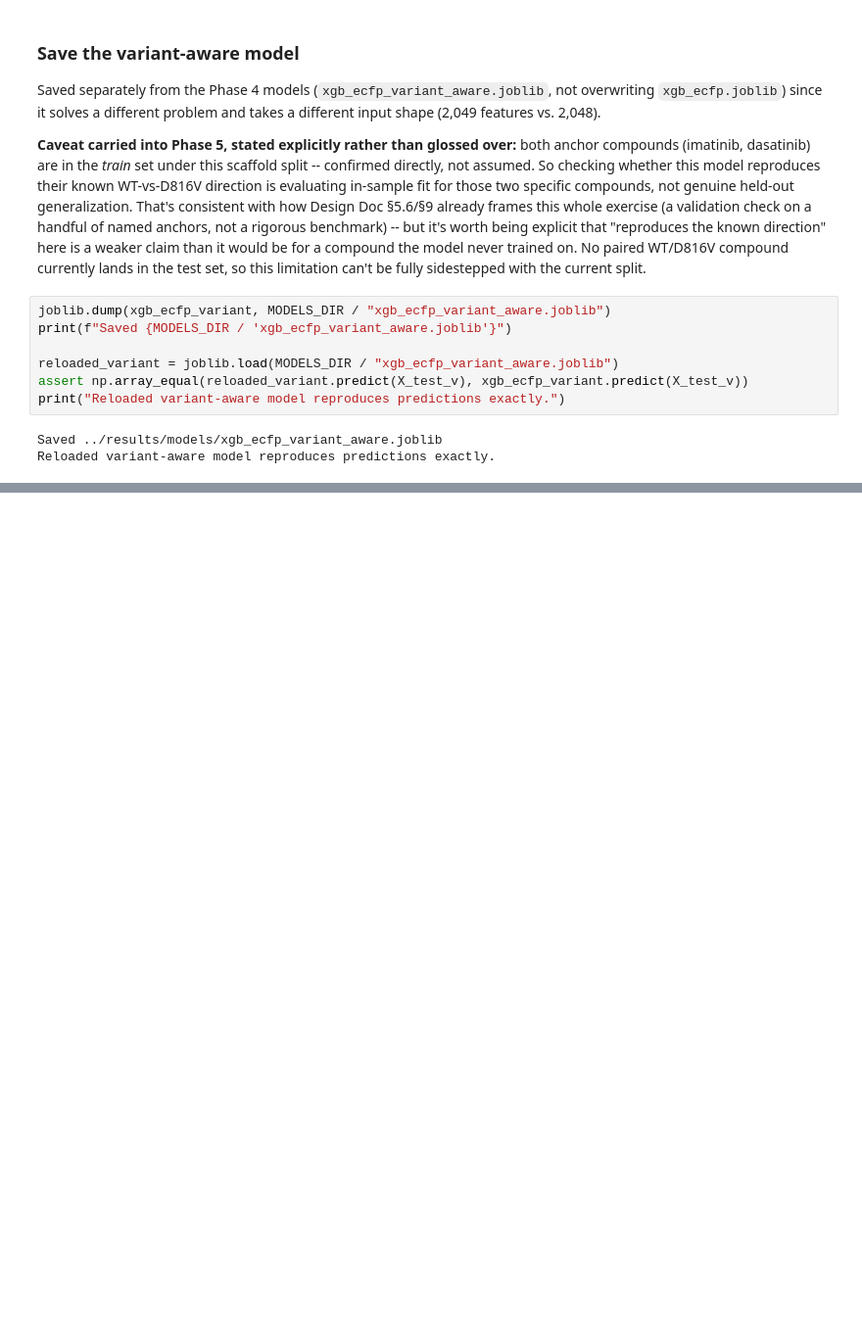
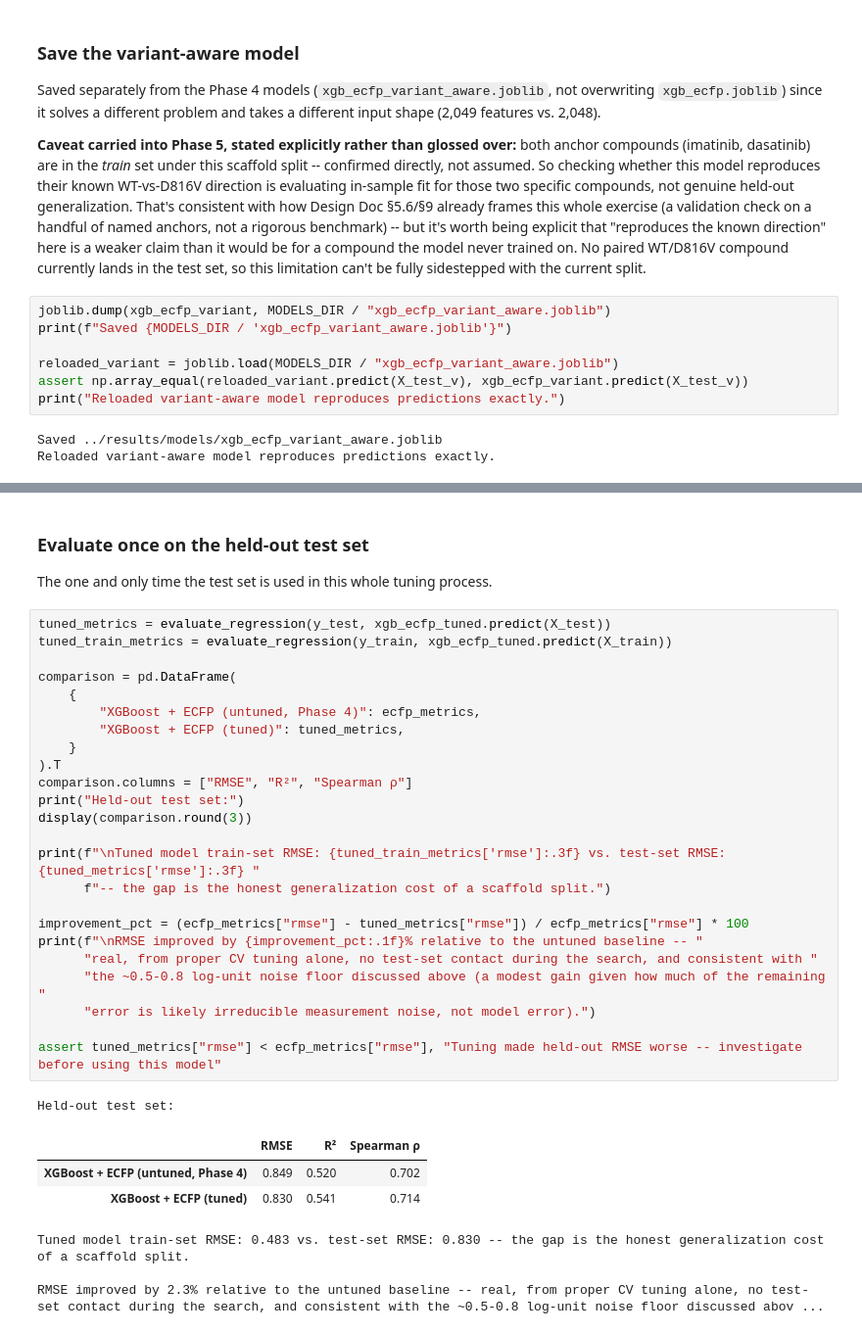
Before and after one commit to leabrodyheine/kit-inhibitor-binding-prediction, a Jupyter notebook: notebooks/04_model_training.ipynb, the cells around one changed output, grey strips where cells are left out. Shown at 98% size. Cells and saved outputs as stored; diff of their text form; blank space fills up the shorter version.

```diff
--- a/notebooks/04_model_training.ipynb
+++ b/notebooks/04_model_training.ipynb
@@ -386,0 +423,36 @@ Reloaded variant-aware model reproduces predictions exactly.
+# %% [markdown]
+### Evaluate once on the held-out test set
+
+The one and only time the test set is used in this whole tuning process.
+# %%
+tuned_metrics = evaluate_regression(y_test, xgb_ecfp_tuned.predict(X_test))
+tuned_train_metrics = evaluate_regression(y_train, xgb_ecfp_tuned.predict(X_train))
+
+comparison = pd.DataFrame(
+    {
+        "XGBoost + ECFP (untuned, Phase 4)": ecfp_metrics,
+        "XGBoost + ECFP (tuned)": tuned_metrics,
+    }
+).T
+comparison.columns = ["RMSE", "R²", "Spearman ρ"]
+print("Held-out test set:")
+display(comparison.round(3))
+
+print(f"\nTuned model train-set RMSE: {tuned_train_metrics['rmse']:.3f} vs. test-set RMSE: {tuned_metrics['rmse']:.3f} "
+      f"-- the gap is the honest generalization cost of a scaffold split.")
+
+improvement_pct = (ecfp_metrics["rmse"] - tuned_metrics["rmse"]) / ecfp_metrics["rmse"] * 100
+print(f"\nRMSE improved by {improvement_pct:.1f}% relative to the untuned baseline -- "
+      "real, from proper CV tuning alone, no test-set contact during the search, and consistent with "
+      "the ~0.5-0.8 log-unit noise floor discussed above (a modest gain given how much of the remaining "
+      "error is likely irreducible measurement noise, not model error).")
+
+assert tuned_metrics["rmse"] < ecfp_metrics["rmse"], "Tuning made held-out RMSE worse -- investigate before using this model"
+# %% [output]
+Held-out test set:
+|  | RMSE | R² | Spearman ρ |
+| XGBoost + ECFP (untuned, Phase 4) | 0.849 | 0.520 | 0.702 |
+| XGBoost + ECFP (tuned) | 0.830 | 0.541 | 0.714 |
+Tuned model train-set RMSE: 0.483 vs. test-set RMSE: 0.830 -- the gap is the honest generalization cost of a scaffold split.
+
+RMSE improved by 2.3% relative to the untuned baseline -- real, from proper CV tuning alone, no test-set contact during the search, and consistent with the ~0.5-0.8 log-unit noise floor discussed abov ...
```
Also changed, not shown: parts of 8 cells of this notebook, 9 other files.
